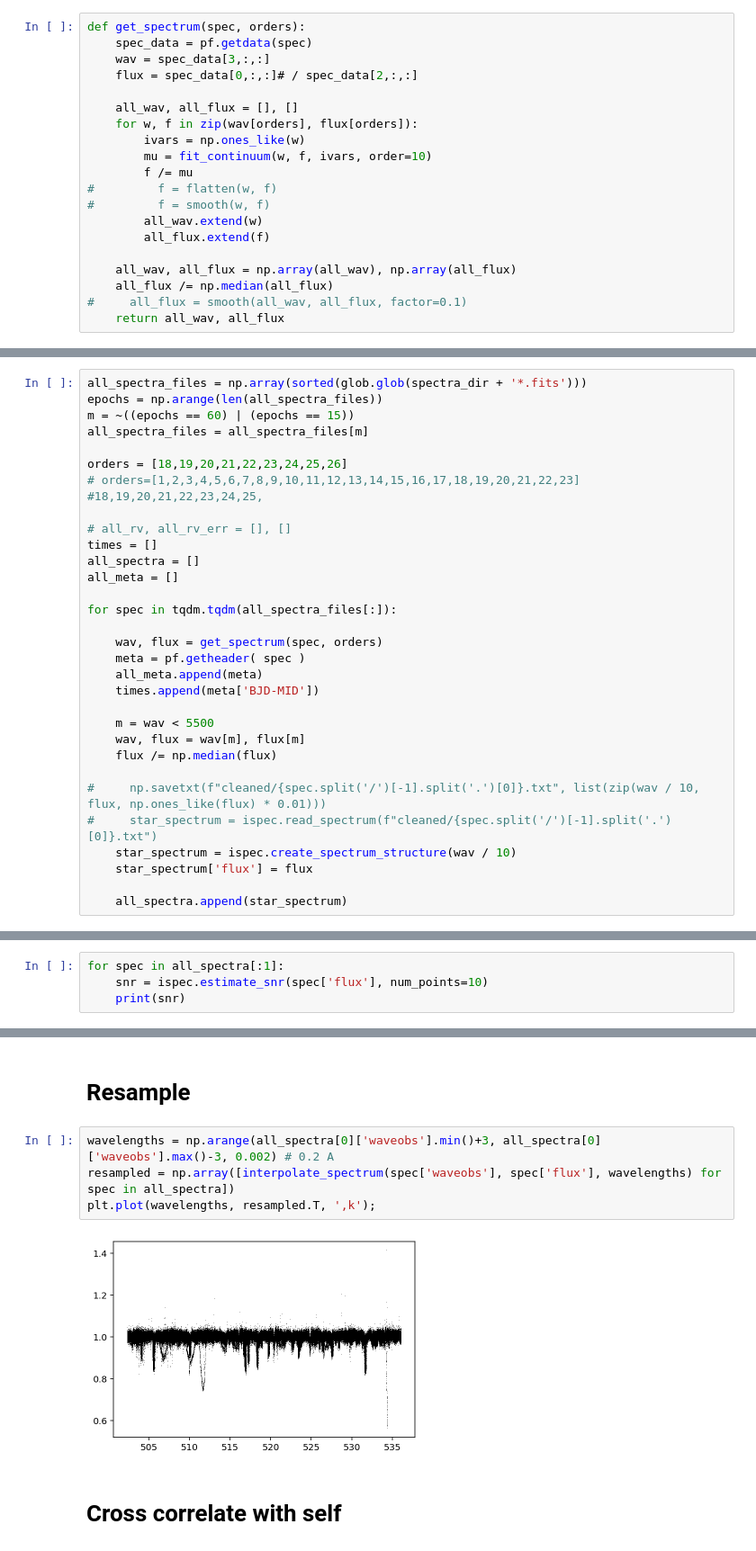
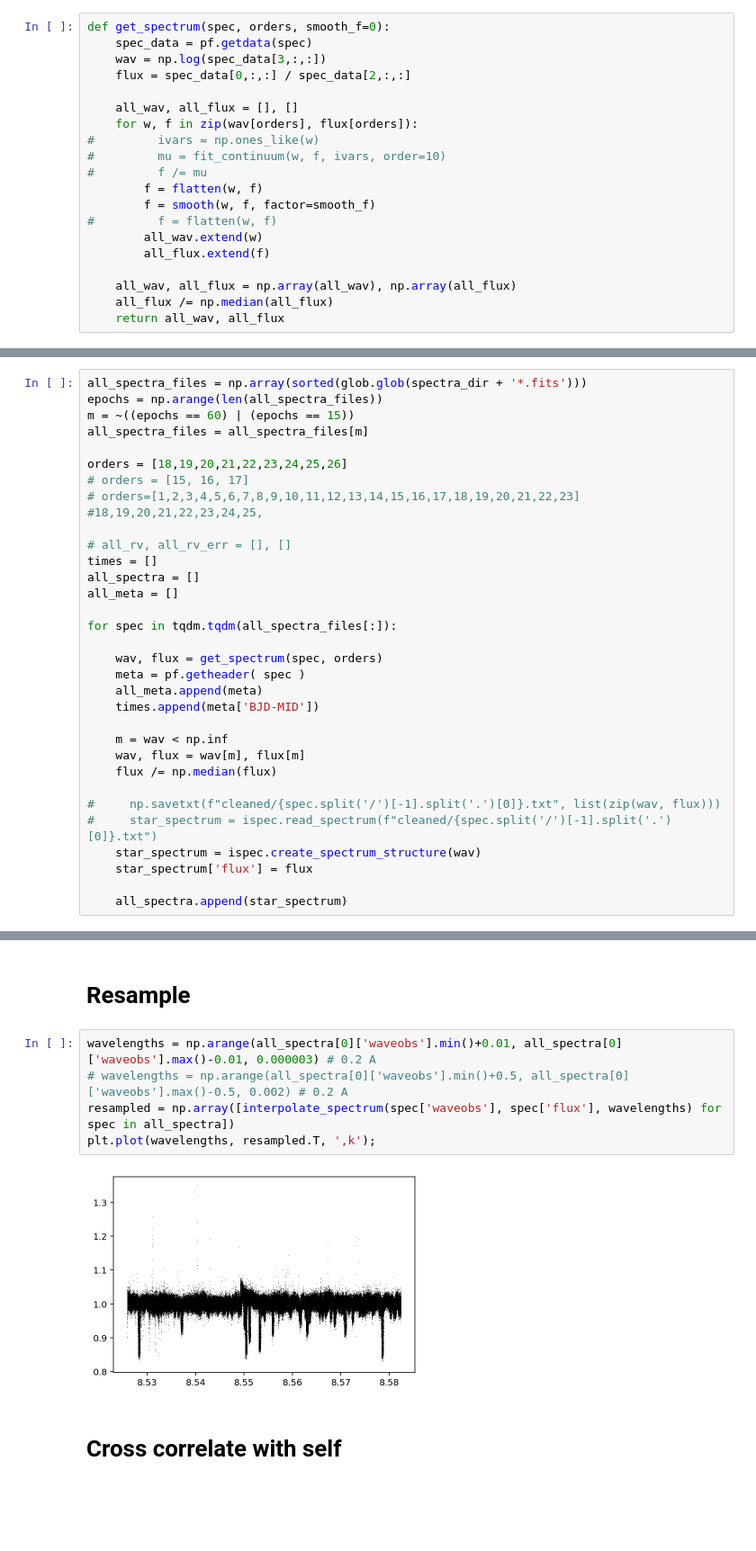
Before and after one commit to danhey/adra, a Jupyter notebook: RV extract ispec.ipynb, the cells around one changed output, grey strips where cells are left out. Shown at 90% size. Cells and saved outputs as stored; diff of their text form; blank space fills up the shorter version.

```diff
--- a/RV extract ispec.ipynb
+++ b/RV extract ispec.ipynb
@@ -94,24 +55,24 @@ def flatten(x, y):
     p = np.polyfit(x[m], y[m], 3)
     return y / np.polyval(p, x)
 # %%
-def get_spectrum(spec, orders):
+def get_spectrum(spec, orders, smooth_f=0):
     spec_data = pf.getdata(spec)
-    wav = spec_data[3,:,:]
-    flux = spec_data[0,:,:]# / spec_data[2,:,:]
+    wav = np.log(spec_data[3,:,:])
+    flux = spec_data[0,:,:] / spec_data[2,:,:]
 
     all_wav, all_flux = [], []
     for w, f in zip(wav[orders], flux[orders]):
-        ivars = np.ones_like(w)
-        mu = fit_continuum(w, f, ivars, order=10)
-        f /= mu
+#         ivars = np.ones_like(w)
+#         mu = fit_continuum(w, f, ivars, order=10)
+#         f /= mu
+        f = flatten(w, f)
+        f = smooth(w, f, factor=smooth_f)
 #         f = flatten(w, f)
-#         f = smooth(w, f)
         all_wav.extend(w)
         all_flux.extend(f)
 
     all_wav, all_flux = np.array(all_wav), np.array(all_flux)
     all_flux /= np.median(all_flux)
-#     all_flux = smooth(all_wav, all_flux, factor=0.1)
     return all_wav, all_flux
 # %%
 def rv_ccf_mask(spectrum, diagnose=False, ax=None):
@@ -144,6 +105,7 @@ m = ~((epochs == 60) | (epochs == 15))
 all_spectra_files = all_spectra_files[m]
 
 orders = [18,19,20,21,22,23,24,25,26]
+# orders = [15, 16, 17]
 # orders=[1,2,3,4,5,6,7,8,9,10,11,12,13,14,15,16,17,18,19,20,21,22,23]
 #18,19,20,21,22,23,24,25,
 
@@ -159,13 +121,13 @@ for spec in tqdm.tqdm(all_spectra_files[:]):
     all_meta.append(meta)
     times.append(meta['BJD-MID'])
 
-    m = wav < 5500
+    m = wav < np.inf
     wav, flux = wav[m], flux[m]
     flux /= np.median(flux)
 
-#     np.savetxt(f"cleaned/{spec.split('/')[-1].split('.')[0]}.txt", list(zip(wav / 10, flux, np.ones_like(flux) * 0.01)))
+#     np.savetxt(f"cleaned/{spec.split('/')[-1].split('.')[0]}.txt", list(zip(wav, flux)))
 #     star_spectrum = ispec.read_spectrum(f"cleaned/{spec.split('/')[-1].split('.')[0]}.txt")
-    star_spectrum = ispec.create_spectrum_structure(wav / 10)
+    star_spectrum = ispec.create_spectrum_structure(wav)
     star_spectrum['flux'] = flux
 
     all_spectra.append(star_spectrum)
@@ -174,4 +133,0 @@ for spec in tqdm.tqdm(all_spectra_files[:]):
-# %%
-for spec in all_spectra[:1]:
-    snr = ispec.estimate_snr(spec['flux'], num_points=10)
-    print(snr)
@@ -180,11 +134,12 @@ for spec in all_spectra[:1]:
 # %% [markdown]
 # Resample
 # %%
-wavelengths = np.arange(all_spectra[0]['waveobs'].min()+3, all_spectra[0]['waveobs'].max()-3, 0.002) # 0.2 A
+wavelengths = np.arange(all_spectra[0]['waveobs'].min()+0.01, all_spectra[0]['waveobs'].max()-0.01, 0.000003) # 0.2 A
+# wavelengths = np.arange(all_spectra[0]['waveobs'].min()+0.5, all_spectra[0]['waveobs'].max()-0.5, 0.002) # 0.2 A
 resampled = np.array([interpolate_spectrum(spec['waveobs'], spec['flux'], wavelengths) for spec in all_spectra])
 plt.plot(wavelengths, resampled.T, ',k');
 # %% [output]
-[figure, old version]
+[figure, new version]
 # %% [markdown]
 # Cross correlate with self
 # %%
```
Also changed, not shown: parts of 16 cells of this notebook, 1 other file.
